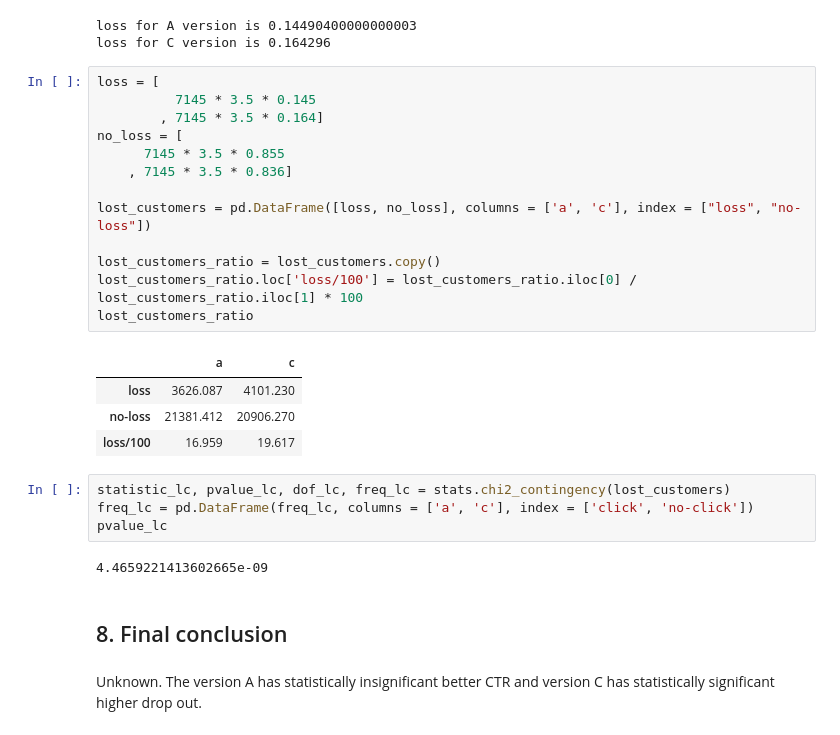
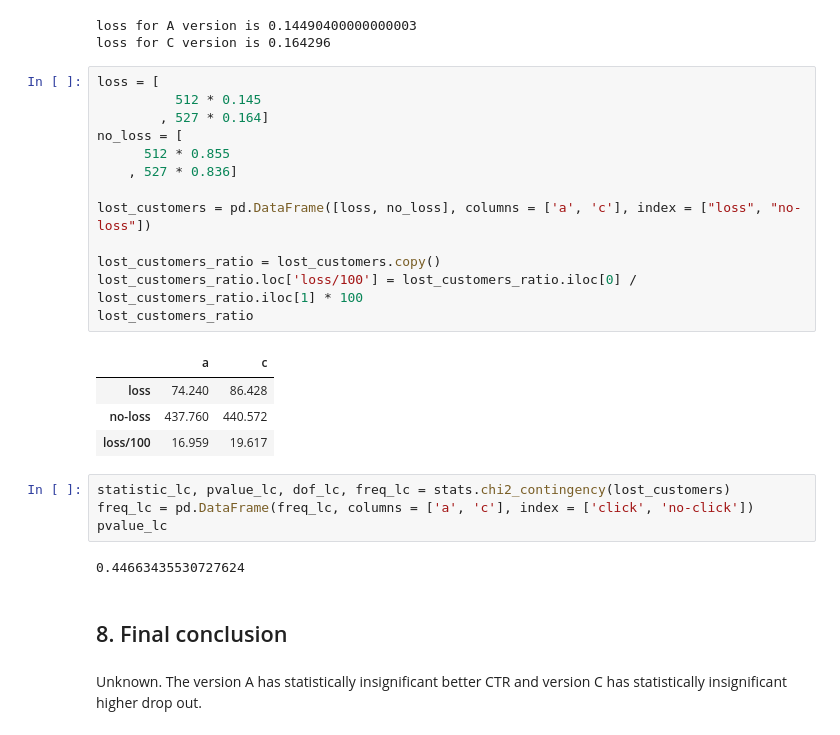
Before and after one commit to gastan81/A-B_testing, a Jupyter notebook: 7_eniac_ab_test.ipynb, the cells around one changed output. Cells and saved outputs as stored; diff of their text form.

```diff
--- a/7_eniac_ab_test.ipynb
+++ b/7_eniac_ab_test.ipynb
@@ -210,29 +212,29 @@ loss for A version is 0.14490400000000003
 loss for C version is 0.164296
 # %%
 loss = [
-          7145 * 3.5 * 0.145
-        , 7145 * 3.5 * 0.164]
+          512 * 0.145
+        , 527 * 0.164]
 no_loss = [
-      7145 * 3.5 * 0.855
-    , 7145 * 3.5 * 0.836]
+      512 * 0.855
+    , 527 * 0.836]
 
 lost_customers = pd.DataFrame([loss, no_loss], columns = ['a', 'c'], index = ["loss", "no-loss"])
 
 lost_customers_ratio = lost_customers.copy()
 lost_customers_ratio.loc['loss/100'] = lost_customers_ratio.iloc[0] / lost_customers_ratio.iloc[1] * 100
 lost_customers_ratio
 # %% [output]
 |  | a | c |
-| loss | 3626.087 | 4101.230 |
-| no-loss | 21381.412 | 20906.270 |
+| loss | 74.240 | 86.428 |
+| no-loss | 437.760 | 440.572 |
 | loss/100 | 16.959 | 19.617 |
 # %%
 statistic_lc, pvalue_lc, dof_lc, freq_lc = stats.chi2_contingency(lost_customers)
 freq_lc = pd.DataFrame(freq_lc, columns = ['a', 'c'], index = ['click', 'no-click'])
 pvalue_lc
 # %% [output]
-4.4659221413602665e-09
+0.44663435530727624
 # %% [markdown]
 ## 8. Final conclusion
 # %% [markdown]
-Unknown. The version A has statistically insignificant better CTR and version C has statistically significant higher drop out.
+Unknown. The version A has statistically insignificant better CTR and version C has statistically insignificant higher drop out.
```
Also changed, not shown: parts of 1 cell of this notebook.
